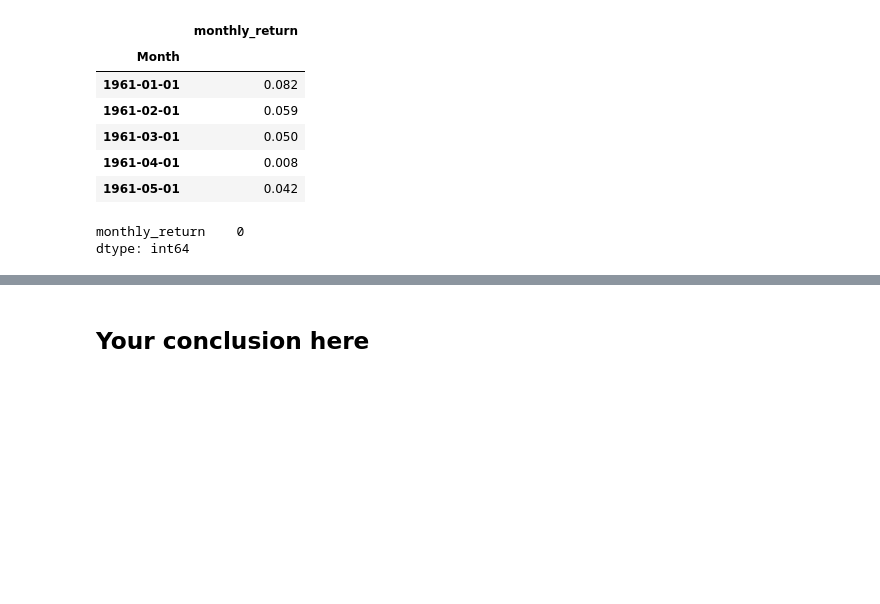
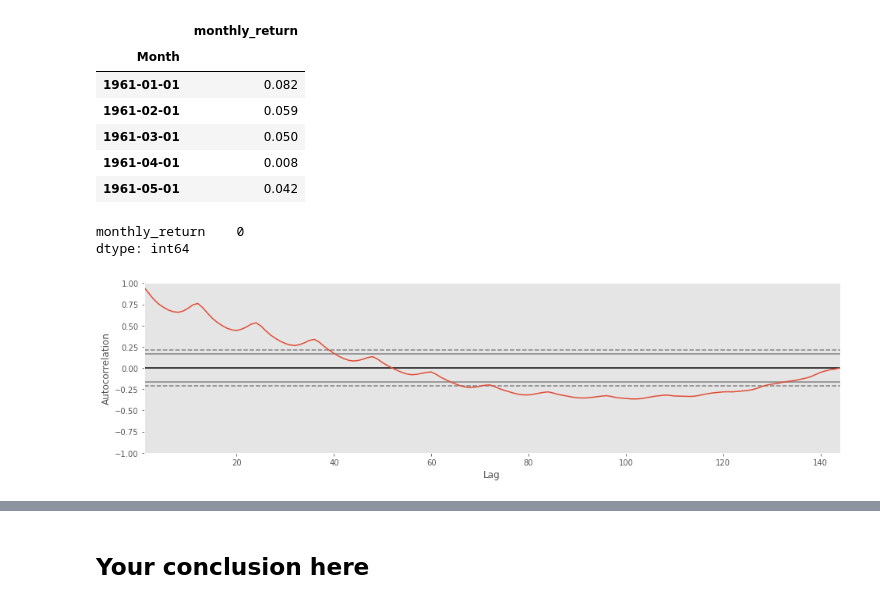
Before and after one commit to BrittaInData/dsc-3-26-05-correlation-and-autocorrelation-in-time-series-lab-online-ds-ft-100118, a Jupyter notebook: index.ipynb, the cells around one changed output, grey strips where cells are left out. Cells and saved outputs as stored; diff of their text form; code cells hidden in the pictures; blank space fills up the shorter version.

```diff
--- a/index.ipynb
+++ b/index.ipynb
@@ -218,5 +219,10 @@ data.isna().sum()
 # %% [output]
 monthly_return    0
 dtype: int64
+# %%
+plt.figure(figsize=(16,4))
+pd.plotting.autocorrelation_plot(df2);
+# %% [output]
+[figure, added]
 # %%
 rcParams['figure.figsize'] = 14, 5
```
Also changed, not shown: parts of 6 cells of this notebook.
